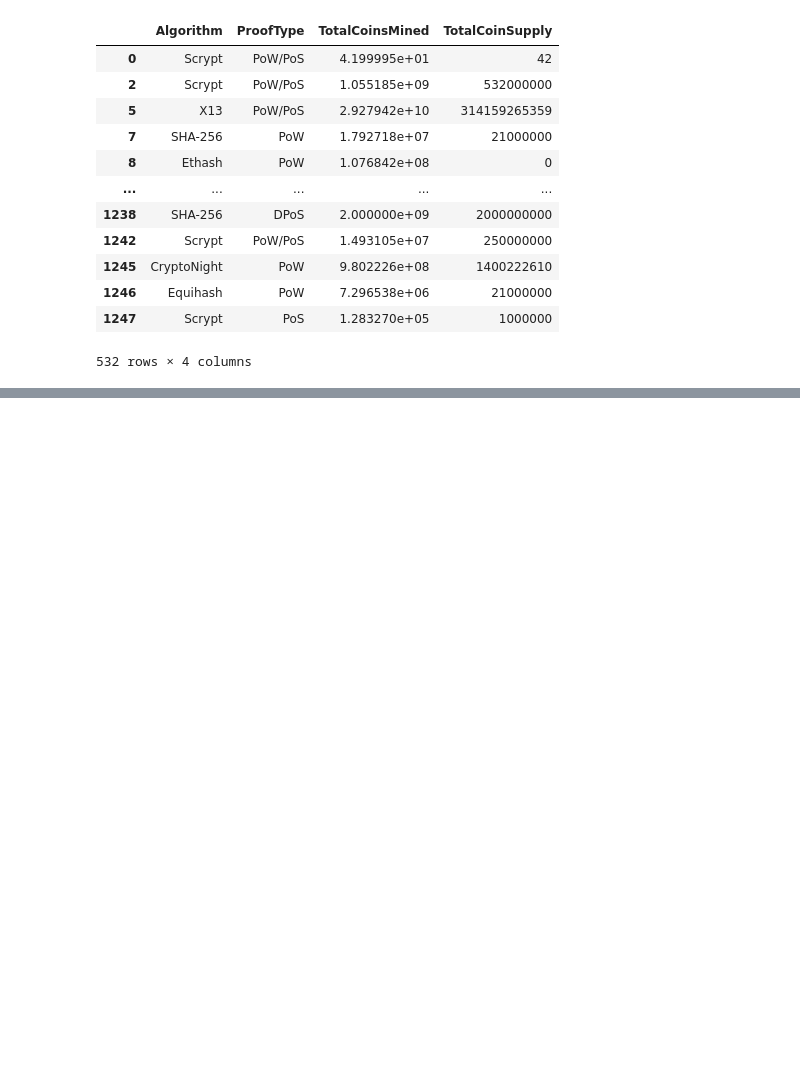
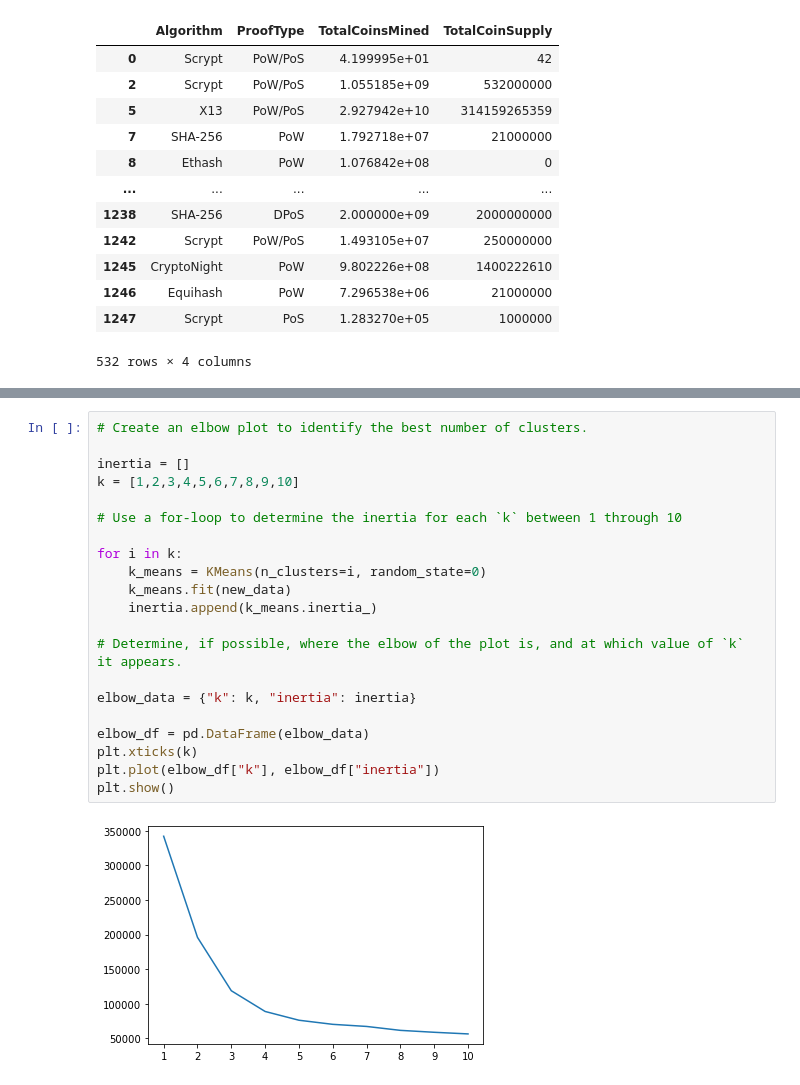
Before and after one commit to nhpatel1994/HW20-Unsupervised-ML, a Jupyter notebook: crypto_notebook.ipynb, the cells around one changed output, grey strips where cells are left out. Drawn from its saved outputs; the diff is of its cells as text; blank space fills up the shorter version.

```diff
--- a/crypto_notebook.ipynb
+++ b/crypto_notebook.ipynb
@@ -77,0 +151,23 @@ AttributeError: 'DataFrame' object has no attribute 'dftypes'
+# %%
+# Create an elbow plot to identify the best number of clusters.
+
+inertia = []
+k = [1,2,3,4,5,6,7,8,9,10]
+
+# Use a for-loop to determine the inertia for each `k` between 1 through 10
+
+for i in k:
+    k_means = KMeans(n_clusters=i, random_state=0)
+    k_means.fit(new_data)
+    inertia.append(k_means.inertia_)
+
+# Determine, if possible, where the elbow of the plot is, and at which value of `k` it appears.
+
+elbow_data = {"k": k, "inertia": inertia}
+
+elbow_df = pd.DataFrame(elbow_data)
+plt.xticks(k)
+plt.plot(elbow_df["k"], elbow_df["inertia"])
+plt.show()
+# %% [output]
+[figure, added]
```
Also changed, not shown: parts of 8 cells of this notebook.
